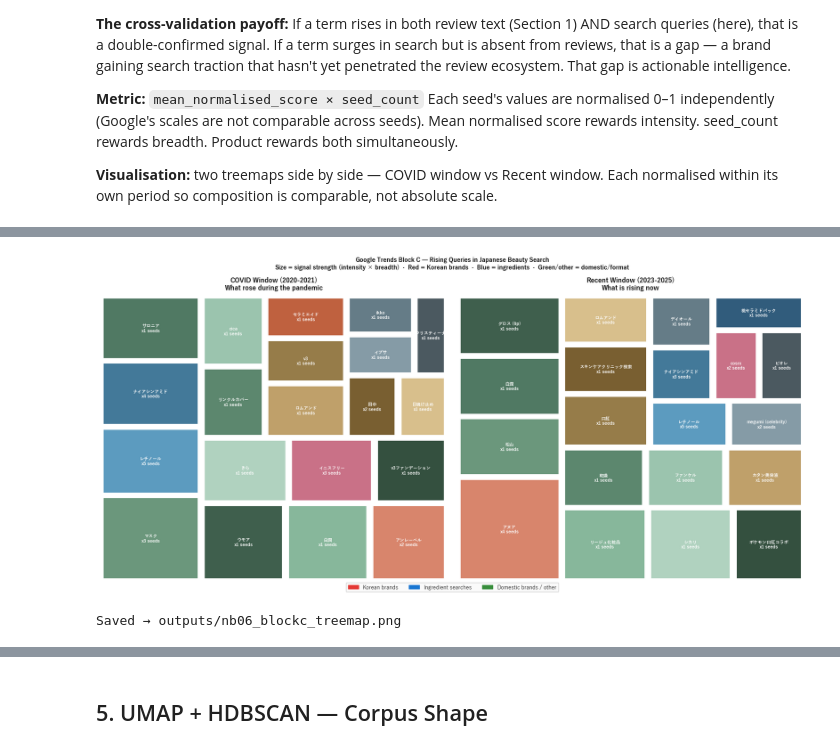
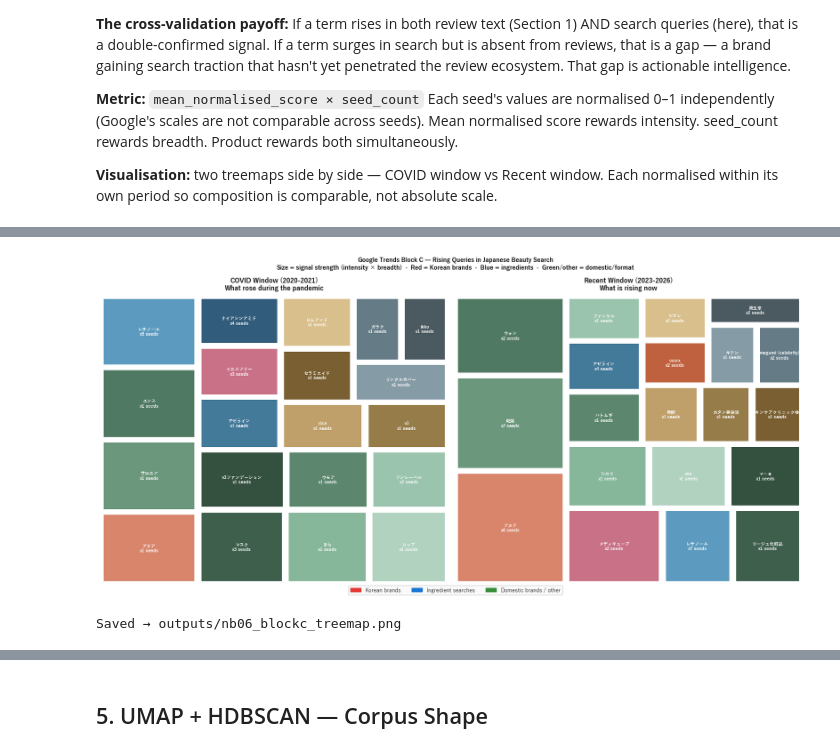
Before and after one commit to Stan-DS-Z/beauty-pulse, a Jupyter notebook: notebooks/NB06_discovery.ipynb, the cells around one changed output, grey strips where cells are left out. Drawn from its saved outputs; the diff is of its cells as text; code cells hidden in the pictures.

```diff
--- a/notebooks/NB06_discovery.ipynb
+++ b/notebooks/NB06_discovery.ipynb
@@ -379,7 +379,7 @@ PERIODS = {
     '2019':    (2019, 2019),
     '2020':    (2020, 2020),
     '2021–22': (2021, 2022),
-    '2023–25': (2023, 2025),
+    '2023–26': (2023, 2025),
 }
 
 corpus_slices = {}
@@ -469,12 +469,12 @@ KEY COMPARISONS:
 # %%
 # ── Size-matched convergence test — corrected method (audit Revision 3) ───
-# v1 reported cosine 0.39 (2021–22) → 0.70 (2023–25) as vocabulary
+# v1 reported cosine 0.39 (2021–22) → 0.70 (2023–26) as vocabulary
 # "convergence." A methodology audit showed TF-IDF cosine between *pooled*
 # corpora rises mechanically with sample size: a larger concatenated slice
 # covers more vocabulary, so its cosine against any other slice climbs —
 # regardless of underlying language. The v1 bootstrap resampled WITHIN fixed
 # slice sizes and so could not detect the across-period size asymmetry
-# (2021–22 ≈ 1.3k reviews vs 2023–25 ≈ 19k). This cell recomputes the
+# (2021–22 ≈ 1.3k reviews vs 2023–26 ≈ 19k). This cell recomputes the
 # convergence under a size-matched design.
 from sklearn.feature_extraction.text import TfidfVectorizer
 from sklearn.metrics.pairwise import cosine_similarity as _cos
@@ -500,7 +500,7 @@ def _cosine_of(docs):
     return lambda a, b: _M[_i[a], _i[b]]
 
 _BL, _CU = 'SK 2021–22', 'CM 2021–22'
-_SK, _CM = 'SK 2023–25', 'CM 2023–25'
+_SK, _CM = 'SK 2023–26', 'CM 2023–26'
 
 # (A) Full-data cosine — the v1 (size-inflated) method
 _full = {n: ' '.join(v) for n, v in _slices.items()}
@@ -526,7 +526,7 @@ for _t in range(40):
 _b21, _b23 = np.array(_b21), np.array(_b23)
 _d = _b23 - _b21
 
-# (C) Size-dependence curve — identical 2023–25 data, varying N
+# (C) Size-dependence curve — identical 2023–26 data, varying N
 _sk, _cm = _slices[_SK], _slices[_CM]
 _curve = []
 for _n in [150, 250, 500, 1000, 2000, 4000, 6000]:
@@ -546,18 +546,19 @@ pd.DataFrame(_curve, columns=['sample_size', 'cross_tier_cosine']).to_csv(
     _OUT / 'nb06_cosine_sizecurve.csv', index=False)
 pd.DataFrame([
     ('v1_full_data', '2021–22', round(_bl_full, 3), '', ''),
-    ('v1_full_data', '2023–25', round(_cur_full, 3), '', ''),
+    ('v1_full_data', '2023–26', round(_cur_full, 3), '', ''),
     ('size_matched', '2021–22', round(_b21.mean(), 3),
      round(np.percentile(_b21, 2.5), 3), round(np.percentile(_b21, 97.5), 3)),
-    ('size_matched', '2023–25', round(_b23.mean(), 3),
+    ('size_matched', '2023–26', round(_b23.mean(), 3),
      round(np.percentile(_b23, 2.5), 3), round(np.percentile(_b23, 97.5), 3)),
+    ('matched_n', '', _N, '', ''),   # N per slice — dashboard cites it dynamically
 ], columns=['method', 'period', 'cosine', 'ci_lo', 'ci_hi']).to_csv(
     _OUT / 'nb06_cosine_salvage.csv', index=False)
 
 display(Markdown(f"""
 ### Vocabulary convergence — size-matched (corrected)
 
-| Method | 2021–22 | 2023–25 | Δ |
+| Method | 2021–22 | 2023–26 | Δ |
 |---|---|---|---|
 | v1 full-data (size-inflated) | {_bl_full:.3f} | {_cur_full:.3f} | {_cur_full - _bl_full:+.3f} |
 | **Size-matched (N={_N}/slice, 40 trials)** | **{_b21.mean():.3f}** | **{_b23.mean():.3f}** | **{_d.mean():+.3f}** |
@@ -565,7 +566,7 @@ display(Markdown(f"""
 
 **Interpretation.** The raw v1 rise (Δ {_cur_full - _bl_full:+.3f}, full-data)
 is largely a sample-size effect — TF-IDF cosine between pooled corpora climbs
-with N: the *identical* 2023–25 data scores {_curve[0][1]:.2f} at
+with N: the *identical* 2023–26 data scores {_curve[0][1]:.2f} at
 N={_curve[0][0]} and {_curve[-1][1]:.2f} at N={_curve[-1][0]}. The defensible
 finding is the **size-matched residual**: once every slice is equalised to
 {_N} reviews, a small convergence remains (Δ {_d.mean():+.3f}, 95% CI
@@ -581,11 +582,11 @@ fig, axes = plt.subplots(1, 2, figsize=(13, 4), facecolor='white')
 _xs = [c[0] for c in _curve]
 _ys = [c[1] for c in _curve]
 axes[0].plot(_xs, _ys, 'o-', color=C_SKIN, lw=2)
-axes[0].set_title('Cosine inflates with sample size\n(identical 2023–25 data)',
+axes[0].set_title('Cosine inflates with sample size\n(identical 2023–26 data)',
                   fontweight='bold', fontsize=10)
 axes[0].set_xlabel('Reviews per slice')
 axes[0].set_ylabel('SK↔CM cosine')
-axes[1].bar(['2021–22', '2023–25'], [_b21.mean(), _b23.mean()],
+axes[1].bar(['2021–22', '2023–26'], [_b21.mean(), _b23.mean()],
             color=[C_COSM, C_SKIN], yerr=[_b21.std(), _b23.std()], capsize=6)
 axes[1].set_title(f'Size-matched convergence (N={_N})\nΔ {_d.mean():+.3f}',
                   fontweight='bold', fontsize=10)
@@ -993,8 +994,9 @@ from pathlib import Path
 # ── Load raw Block C files ────────────────────────────────────────────
 trends_dir = DATA_RAW / 'trends'
 records = []
-for fpath in sorted(trends_dir.glob('trends_C_*_rising.json')):
-    stem   = fpath.stem.replace('trends_C_', '').replace('_rising', '')
+from src.utils import latest_snapshot, strip_snapshot_date
+for fpath in latest_snapshot(trends_dir, 'trends_C_*_rising*.json'):
+    stem   = strip_snapshot_date(fpath.stem).replace('trends_C_', '').replace('_rising', '')
     parts  = stem.rsplit('_', 1)
     window = parts[-1]   # 'covid' or 'recent'
     seed   = parts[0]    # e.g. 'スキンケア'
@@ -1116,13 +1118,18 @@ Sample groupings:
 # %%
 # ── Signal classification roots — defined here so signal_type() works ──────
+# Brand origins verified 2026-06 (Revision 4): アンレーベル (unlabel — JPS LABO,
+# Japan), セラミエイド (CERAMIAID — KOSÉ Cosmeport, Japan) and キテン (KITEN,
+# Japan) were previously misclassified as Korean and are now 'other'.
+# Notably all three are J-brands using K-beauty-style ingredient-forward
+# positioning. ガラクトミセス is an ingredient (yeast ferment), not a brand.
 KOREAN_ROOTS = {
     'アヌア', 'cosrx', 'イニスフリー', 'ネオゼン', 'メディキューブ',
-    '魔女工場', 'セラミエイド', 'アンレーベル', 'リードルショット', 'キテン',
-    'ガラクトミセス',
+    '魔女工場', 'リードルショット',
 }
 INGREDIENT_ROOTS = {
     'ナイアシンアミド', 'レチノール', 'セラミド', 'ヒアルロン酸',
     'アゼライン', 'ビタミンc', 'レチナール', 'エクソソーム',
+    'ガラクトミセス',
 }
 
 def signal_type(root):
@@ -1346,35 +1353,35 @@ def make_treemap(ax, df, title, top_n=20):
               for _, row in df_plot.iterrows()]
     ki, ii, oi = [0], [0], [0]
     colors = [get_color(row['root'], ki, ii, oi) for _, row in df_plot.iterrows()]
     squarify.plot(sizes=sizes, label=labels, color=colors, ax=ax, alpha=0.90,
                   text_kwargs={'fontsize': 7.5, 'fontweight': 'bold', 'color': 'white'},
                   pad=True)
     ax.set_title(title, fontsize=11, fontweight='bold', pad=10)
     ax.axis('off')
 
 fig, (ax_covid, ax_recent) = plt.subplots(1, 2, figsize=(17, 8), facecolor='white')
 fig.suptitle(
     'Google Trends Block C — Rising Queries in Japanese Beauty Search\n'
     'Size = signal strength (intensity × breadth)  ·  '
     'Red = Korean brands  ·  Blue = ingredients  ·  Green/other = domestic/format',
     fontsize=10, fontweight='bold'
 )
 make_treemap(ax_covid,  df_covid,  'COVID Window (2020-2021)\nWhat rose during the pandemic', top_n=20)
-make_treemap(ax_recent, df_recent, 'Recent Window (2023-2025)\nWhat is rising now', top_n=20)
+make_treemap(ax_recent, df_recent, 'Recent Window (2023-2026)\nWhat is rising now', top_n=20)
 
 legend_elements = [
     mpatches.Patch(color='#E53935', label='Korean brands'),
     mpatches.Patch(color='#1976D2', label='Ingredient searches'),
     mpatches.Patch(color='#388E3C', label='Domestic brands / other'),
 ]
 fig.legend(handles=legend_elements, loc='lower center', ncol=3, fontsize=9,
            framealpha=0.9, bbox_to_anchor=(0.5, -0.02))
 plt.tight_layout()
 fig.savefig('../outputs/nb06_blockc_treemap.png', dpi=150, bbox_inches='tight')
 plt.show()
 print('Saved → outputs/nb06_blockc_treemap.png')
 # %% [output]
-[figure, old version]
+[figure, new version]
 Saved → outputs/nb06_blockc_treemap.png
 # %%
 # ── Block C findings ─────────────────────────────────────────────────
```
Also changed, not shown: parts of 30 cells of this notebook, 11 other files.
